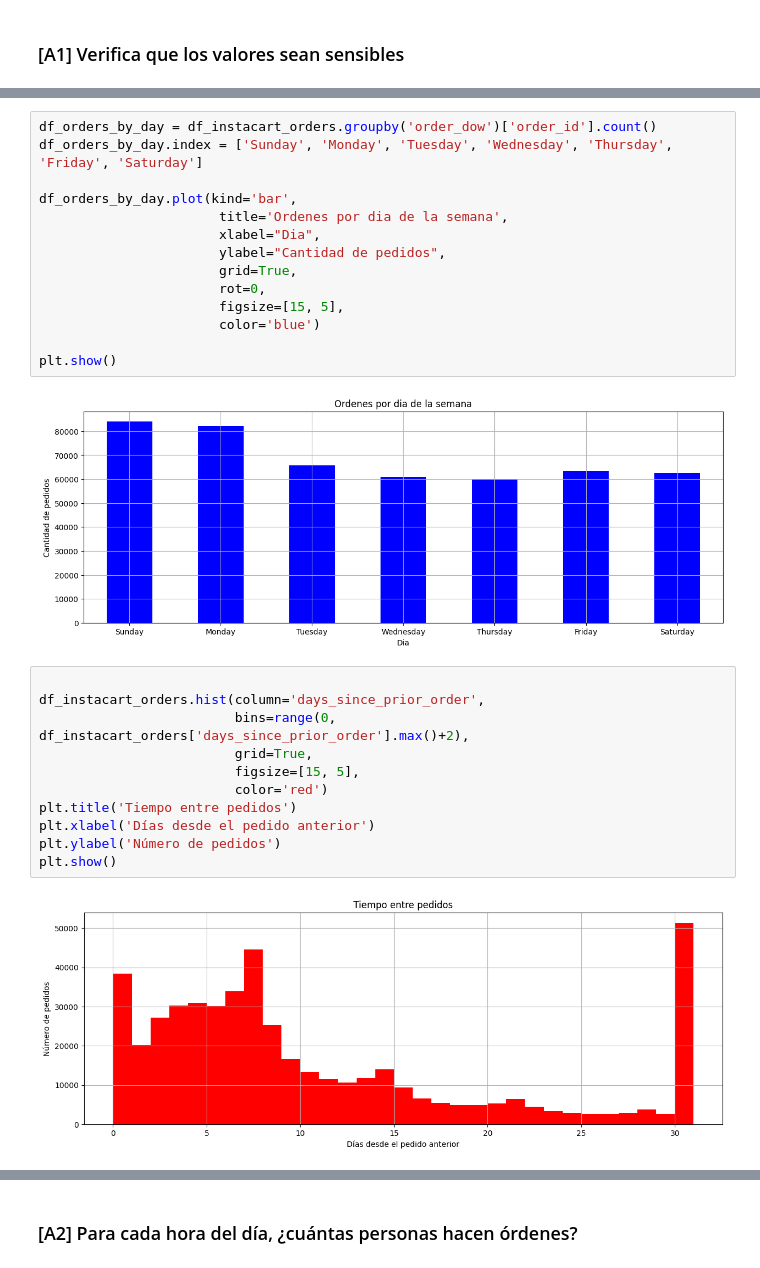
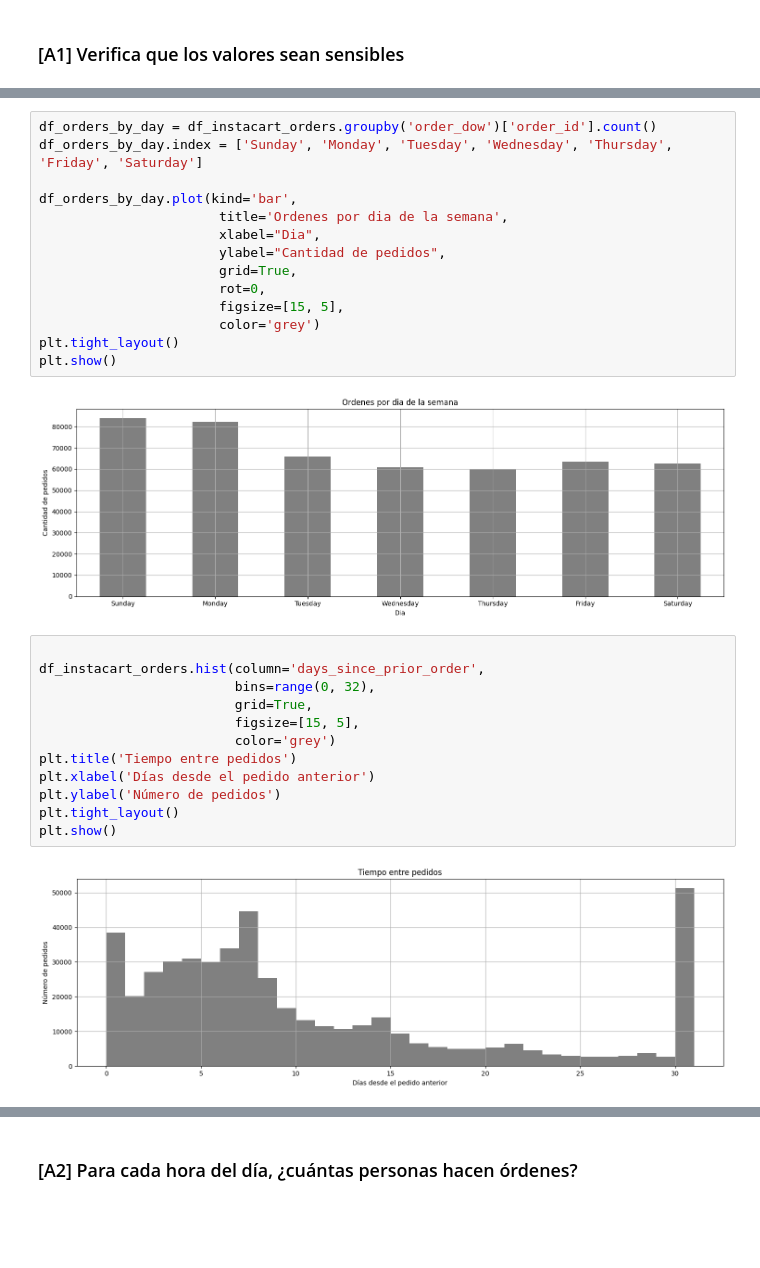
Before and after one commit to LuisPastranaLemus/Python-Github_VENV, a Jupyter notebook: TripleTen/Project_Sprint4/Project_Sprint4.ipynb, the cells around one changed output, grey strips where cells are left out. Saved outputs shown, nothing was run; the diff lists cells and outputs as text; blank space fills up the shorter version.

```diff
--- a/TripleTen/Project_Sprint4/Project_Sprint4.ipynb
+++ b/TripleTen/Project_Sprint4/Project_Sprint4.ipynb
@@ -977,32 +1044,33 @@ plt.show()
 # %%
 df_orders_by_day = df_instacart_orders.groupby('order_dow')['order_id'].count()
 df_orders_by_day.index = ['Sunday', 'Monday', 'Tuesday', 'Wednesday', 'Thursday', 'Friday', 'Saturday']
 
 df_orders_by_day.plot(kind='bar',
                        title='Ordenes por dia de la semana',
                        xlabel="Dia",
                        ylabel="Cantidad de pedidos",
                        grid=True,
                        rot=0,
                        figsize=[15, 5],
-                       color='blue')
-
+                       color='grey')
+plt.tight_layout()
 plt.show()
 # %% [output]
-[figure, old version]
+[figure, new version]
 # %%
 
 df_instacart_orders.hist(column='days_since_prior_order',
-                         bins=range(0, df_instacart_orders['days_since_prior_order'].max()+2),
+                         bins=range(0, 32),
                          grid=True,
                          figsize=[15, 5],
-                         color='red')
+                         color='grey')
 plt.title('Tiempo entre pedidos')
 plt.xlabel('Días desde el pedido anterior')
 plt.ylabel('Número de pedidos')
+plt.tight_layout()
 plt.show()
 # %% [output]
-[figure, old version]
+[figure, new version]
 # %% [markdown]
 Escribe aquí tus conclusiones
 ###### _LSPL_
```
Also changed, not shown: parts of 58 cells of this notebook, 1 other file.
